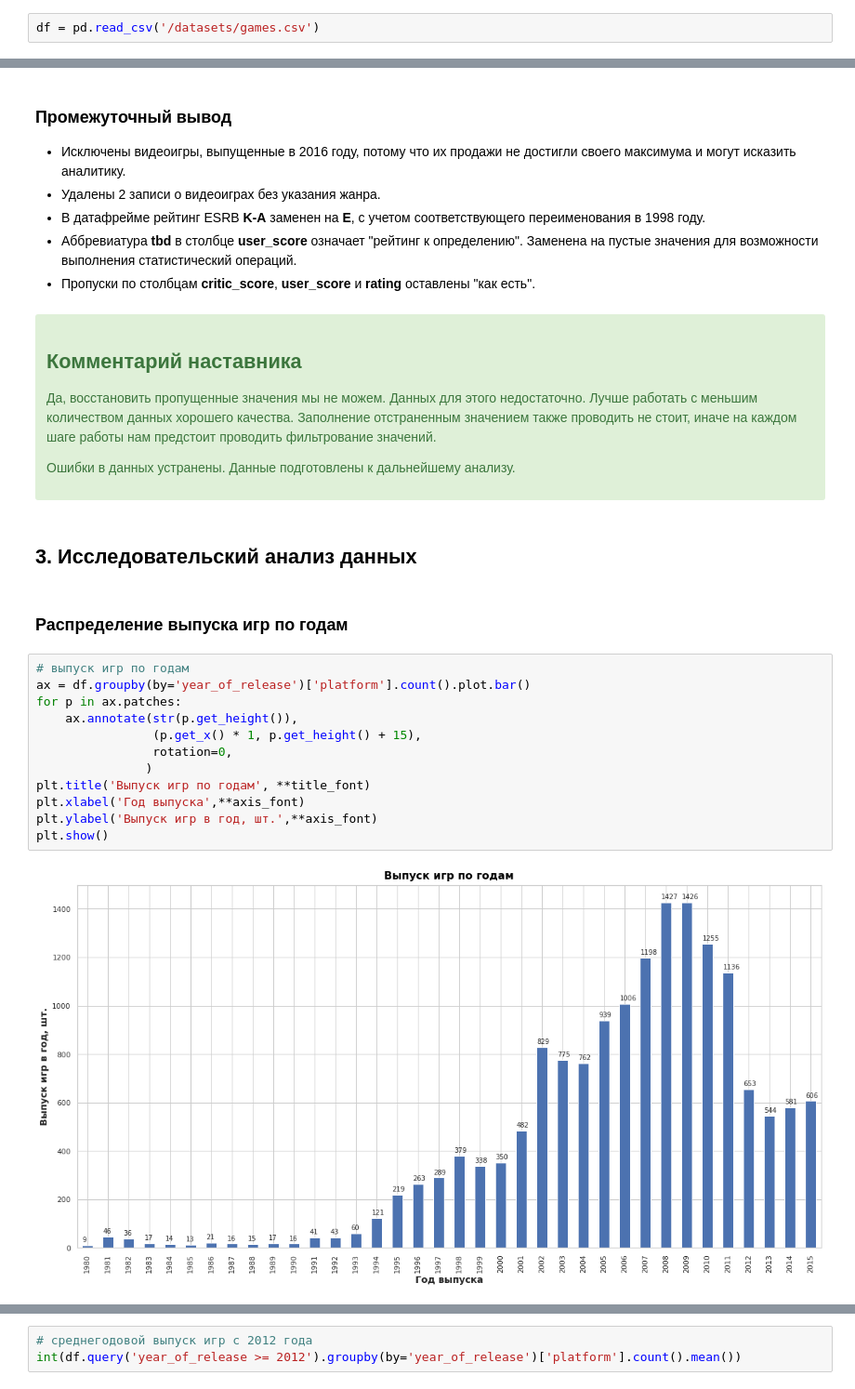
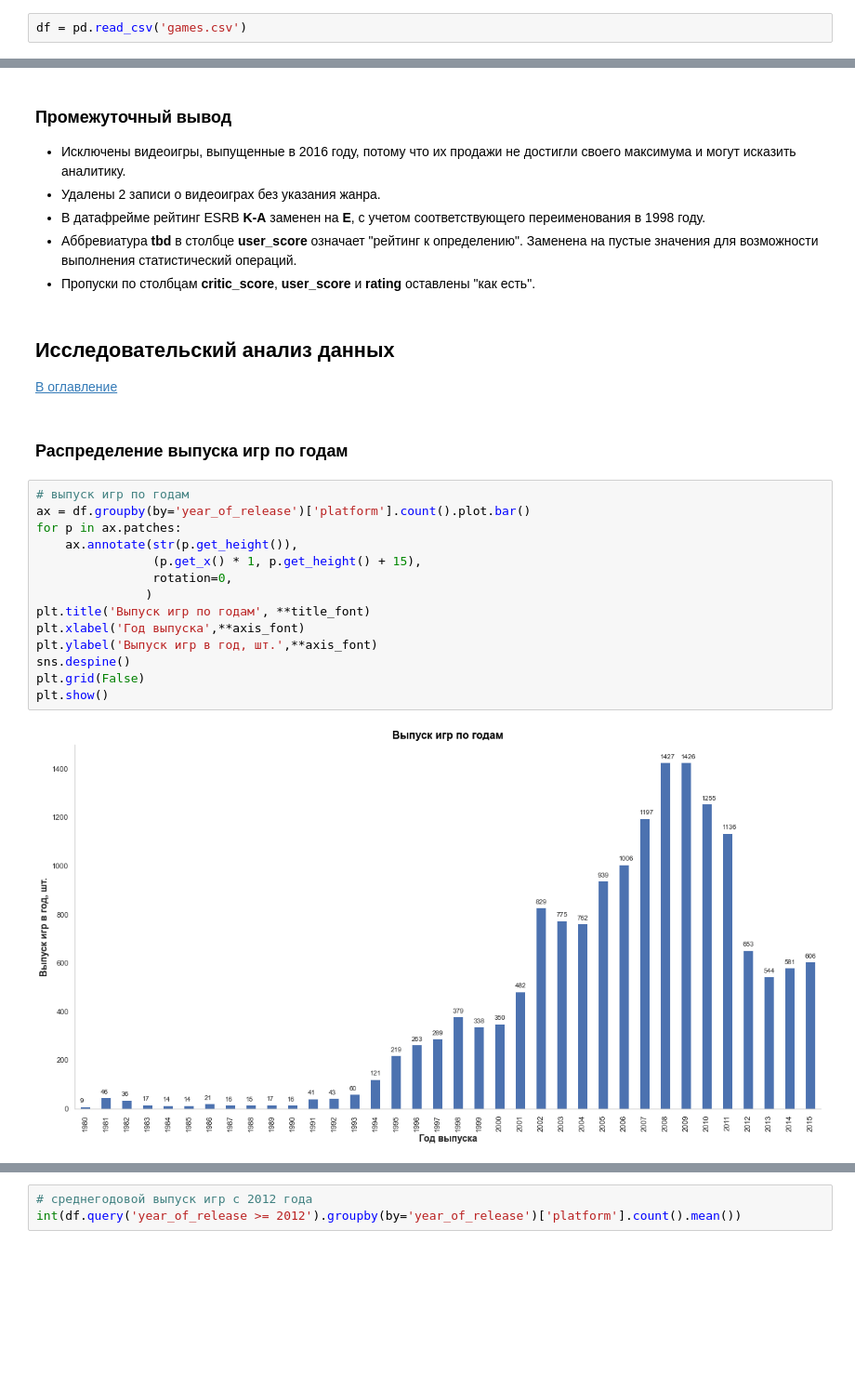
Before and after one commit to maksim-a-baranov/yandex_praktikum_data_analyst, a Jupyter notebook: 04_games_sales/04_games_sales.ipynb, the cells around one changed output, grey strips where cells are left out. Shown: that part at 93% size. Cells and saved outputs as stored; diff of their text form; blank space fills up the shorter version.

```diff
--- a/04_games_sales/04_games_sales.ipynb
+++ b/04_games_sales/04_games_sales.ipynb
@@ -89,5 +84,5 @@ pd.options.display.float_format = '{:,.1f}'.format
 # %%
-df = pd.read_csv('/datasets/games.csv')
+df = pd.read_csv('games.csv')
 # %%
 df.info()
 # %% [output]
@@ -331,33 +285,28 @@ __Принято решение оставить пропуски "как ест
 - В датафрейме рейтинг ESRB __K-A__ заменен на __E__, с учетом соответствующего переименования в 1998 году.
 - Аббревиатура __tbd__ в столбце __user_score__ означает "рейтинг к определению". Заменена на пустые значения для возможности выполнения статистический операций.
 - Пропуски по столбцам __critic_score__, __user_score__ и __rating__ оставлены "как есть".
-# %% [markdown]
-<div class="alert alert-success">
-<h2> Комментарий наставника</h2>
-
-Да, восстановить пропущенные значения мы не можем. Данных для этого недостаточно. Лучше работать с меньшим количеством данных хорошего качества. Заполнение отстраненным значением также проводить не стоит, иначе на каждом шаге работы нам предстоит проводить фильтрование значений.
-
-Ошибки в данных устранены. Данные подготовлены к дальнейшему анализу.
-
-</div>
 # %% [markdown]
-## 3. Исследовательский анализ данных
+## Исследовательский анализ данных
+<a id = "eda"></a>
+[В оглавление](#index)
 # %% [markdown]
 ### Распределение выпуска игр по годам
 # %%
 # выпуск игр по годам
 ax = df.groupby(by='year_of_release')['platform'].count().plot.bar()
 for p in ax.patches:
     ax.annotate(str(p.get_height()),
                 (p.get_x() * 1, p.get_height() + 15),
                 rotation=0,
                )
 plt.title('Выпуск игр по годам', **title_font)
 plt.xlabel('Год выпуска',**axis_font)
 plt.ylabel('Выпуск игр в год, шт.',**axis_font)
+sns.despine()
+plt.grid(False)
 plt.show()
 # %% [output]
-[figure, old version]
+[figure, new version]
 # %%
 # определение наиболее ранних релизов по каждой платформе
 pd.pivot_table(df,
```
Also changed, not shown: parts of 54 cells of this notebook, 2 other files.
